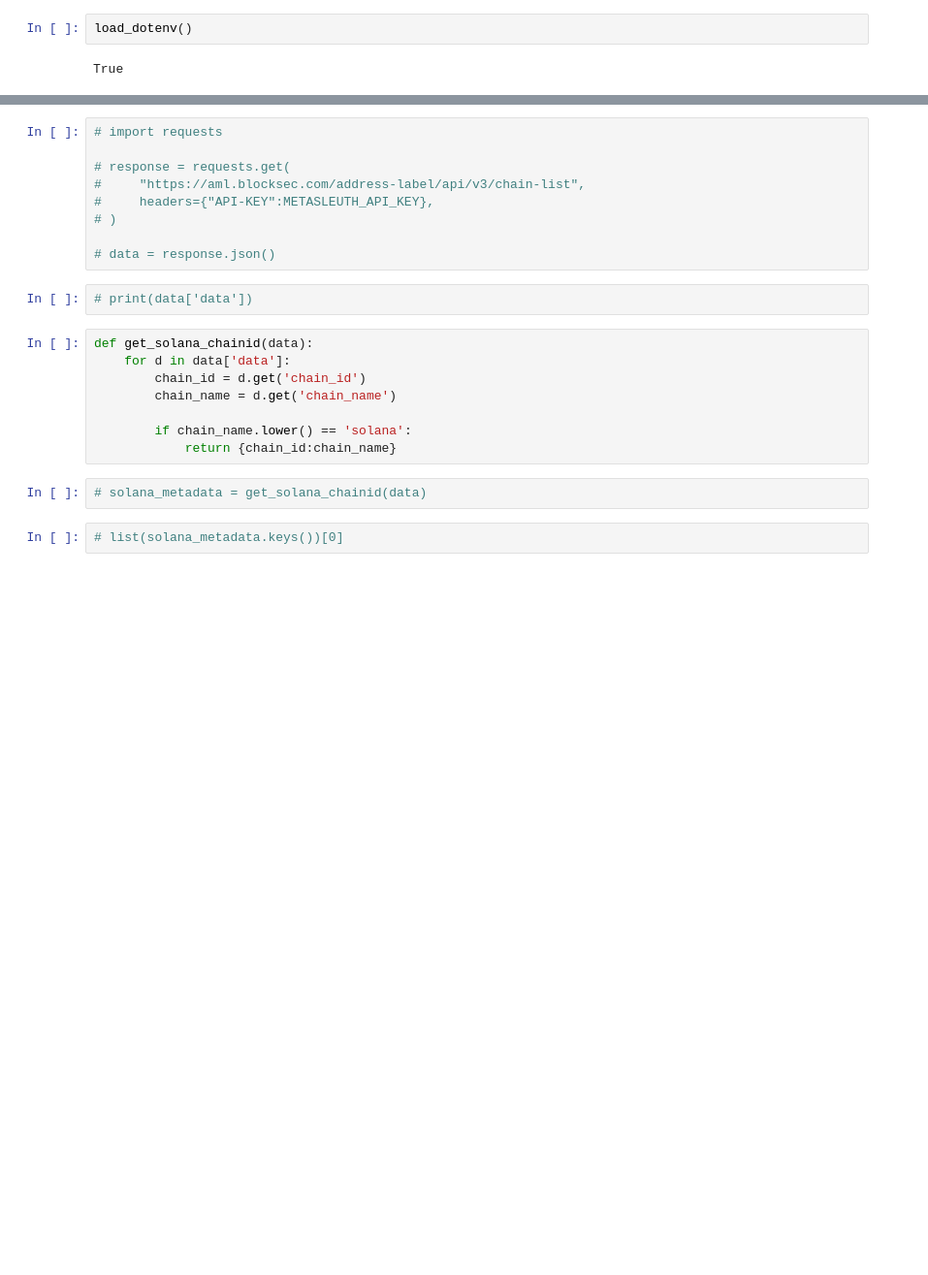
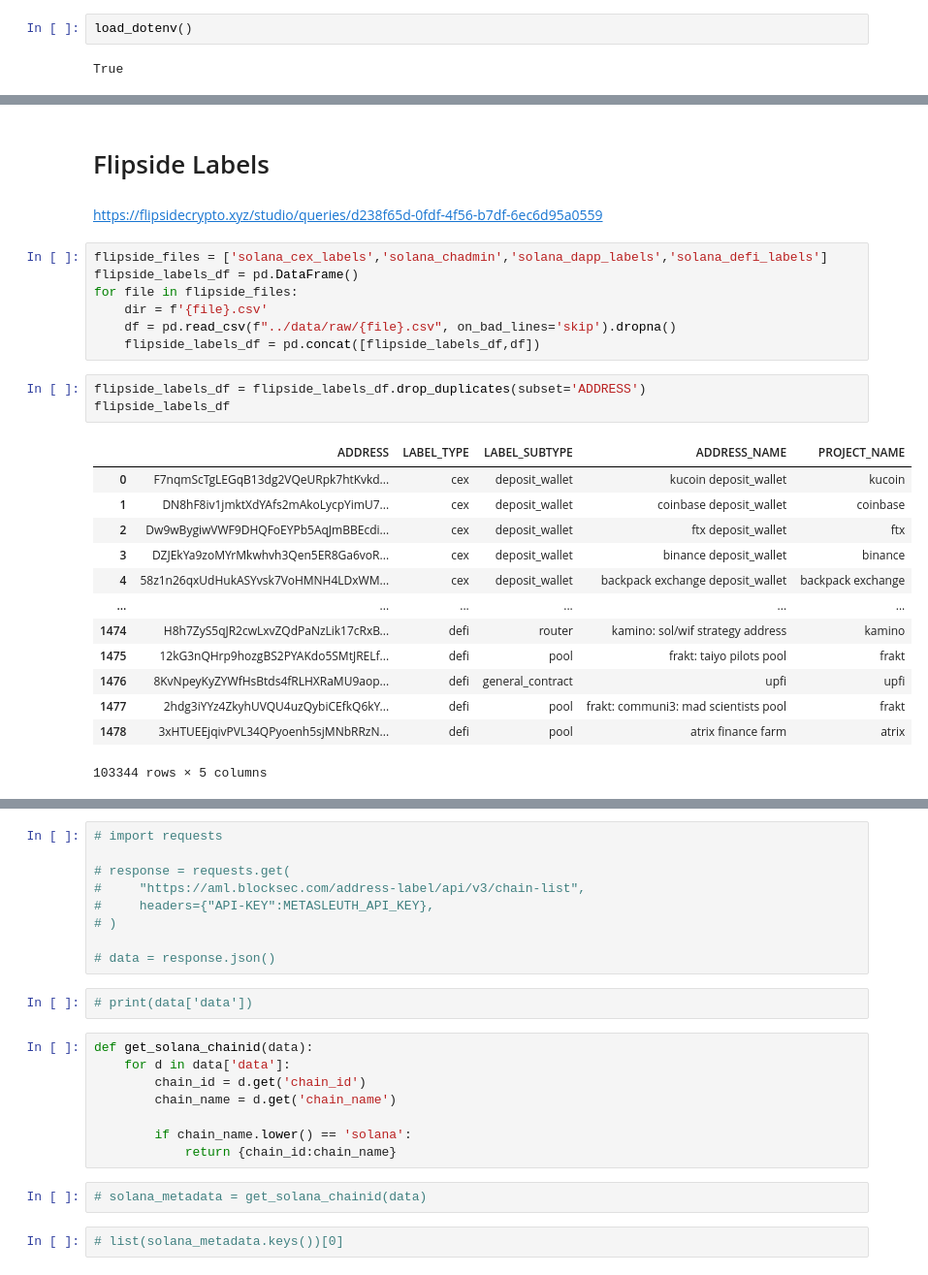
Before and after one commit to apostleoffinance/Solana-Forensic-Analysis-Tool, a Jupyter notebook: notebooks/04_entity_labeling.ipynb, the cells around one changed output, grey strips where cells are left out. Shown at 97% size. Drawn from its saved outputs; the diff is of its cells as text; blank space fills up the shorter version.

Commit message:
adding flipside, metasleuth labels, consolidating into one notebook, fixing paths

```diff
--- a/notebooks/04_entity_labeling.ipynb
+++ b/notebooks/04_entity_labeling.ipynb
@@ -10,0 +25,28 @@ True
+# %% [markdown]
+# Flipside Labels
+# %% [markdown]
+https://flipsidecrypto.xyz/studio/queries/d238f65d-0fdf-4f56-b7df-6ec6d95a0559
+# %%
+flipside_files = ['solana_cex_labels','solana_chadmin','solana_dapp_labels','solana_defi_labels']
+flipside_labels_df = pd.DataFrame()
+for file in flipside_files:
+    dir = f'{file}.csv'
+    df = pd.read_csv(f"../data/raw/{file}.csv", on_bad_lines='skip').dropna()
+    flipside_labels_df = pd.concat([flipside_labels_df,df])
+# %%
+flipside_labels_df = flipside_labels_df.drop_duplicates(subset='ADDRESS')
+flipside_labels_df
+# %% [output]
+|  | ADDRESS | LABEL_TYPE | LABEL_SUBTYPE | ADDRESS_NAME | PROJECT_NAME |
+| 0 | F7nqmScTgLEGqB13dg2VQeURpk7htKvkd... | cex | deposit_wallet | kucoin deposit_wallet | kucoin |
+| 1 | DN8hF8iv1jmktXdYAfs2mAkoLycpYimU7... | cex | deposit_wallet | coinbase deposit_wallet | coinbase |
+| 2 | Dw9wBygiwVWF9DHQFoEYPb5AqJmBBEcdi... | cex | deposit_wallet | ftx deposit_wallet | ftx |
+| 3 | DZJEkYa9zoMYrMkwhvh3Qen5ER8Ga6voR... | cex | deposit_wallet | binance deposit_wallet | binance |
+| 4 | 58z1n26qxUdHukASYvsk7VoHMNH4LDxWM... | cex | deposit_wallet | backpack exchange deposit_wallet | backpack exchange |
+| ... | ... | ... | ... | ... | ... |
+| 1474 | H8h7ZyS5qJR2cwLxvZQdPaNzLik17cRxB... | defi | router | kamino: sol/wif strategy address | kamino |
+| 1475 | 12kG3nQHrp9hozgBS2PYAKdo5SMtJRELf... | defi | pool | frakt: taiyo pilots pool | frakt |
+| 1476 | 8KvNpeyKyZYWfHsBtds4fRLHXRaMU9aop... | defi | general_contract | upfi | upfi |
+| 1477 | 2hdg3iYYz4ZkyhUVQU4uzQybiCEfkQ6kY... | defi | pool | frakt: communi3: mad scientists pool | frakt |
+| 1478 | 3xHTUEEjqivPVL34QPyoenh5sjMNbRRzN... | defi | pool | atrix finance farm | atrix |
+103344 rows × 5 columns
```
Also changed, not shown: parts of 41 cells of this notebook, 14 other files.
